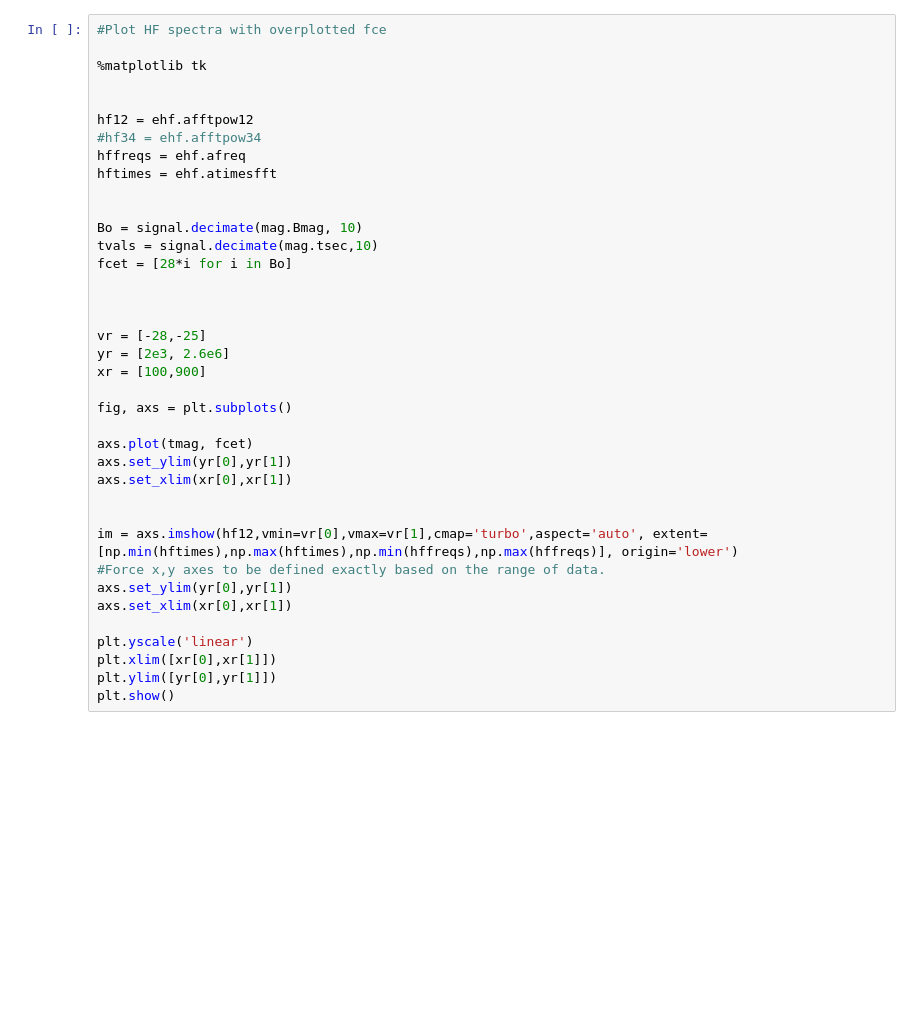
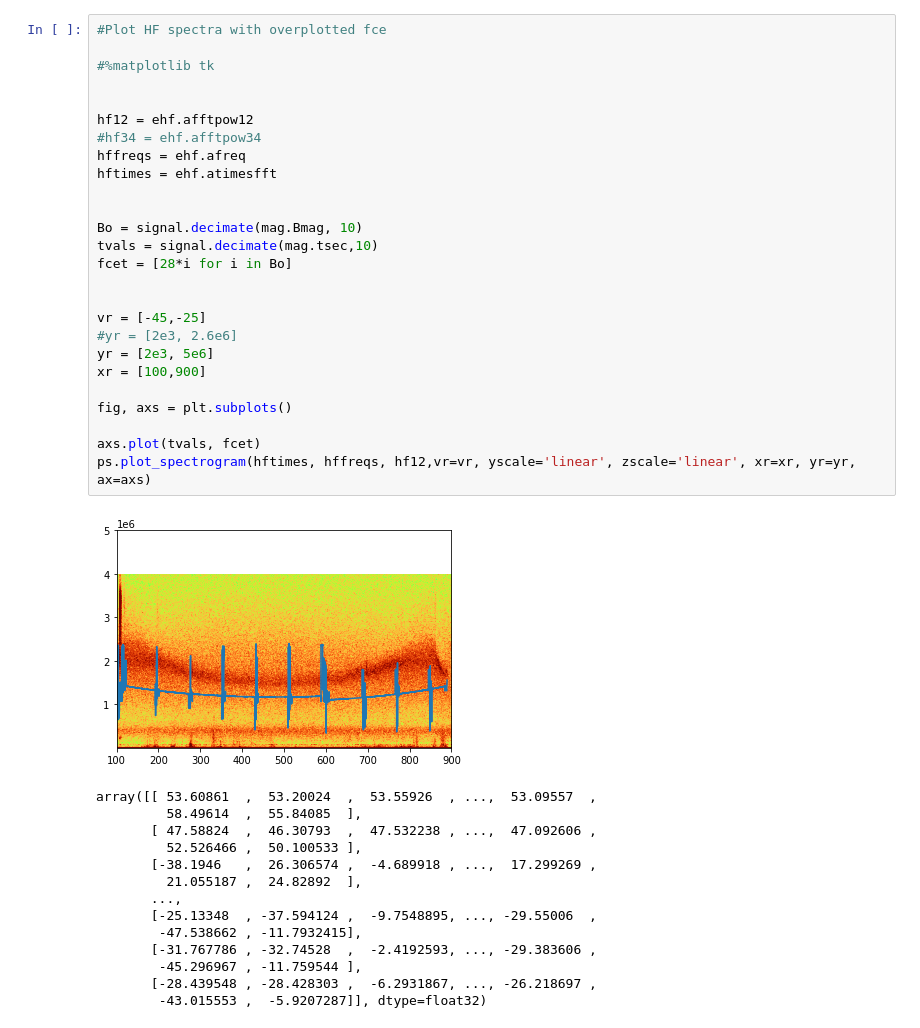
Before and after one commit to awbrenem/mission_routines, a Jupyter notebook: rockets/Endurance/end_density_from_fuh_flh.ipynb, the cells around one changed output. Saved outputs shown, nothing was run; the diff lists cells and outputs as text; blank space fills up the shorter version.

```diff
--- a/rockets/Endurance/end_density_from_fuh_flh.ipynb
+++ b/rockets/Endurance/end_density_from_fuh_flh.ipynb
@@ -79,41 +74,44 @@ array([[-2.56840153e+01, -3.27140579e+01, -1.27696095e+01, ...,
 # %%
 #Plot HF spectra with overplotted fce
 
-%matplotlib tk
+#%matplotlib tk
 
 
 hf12 = ehf.afftpow12
 #hf34 = ehf.afftpow34
 hffreqs = ehf.afreq
 hftimes = ehf.atimesfft
 
 
 Bo = signal.decimate(mag.Bmag, 10)
 tvals = signal.decimate(mag.tsec,10)
 fcet = [28*i for i in Bo]
 
 
-
-vr = [-28,-25]
-yr = [2e3, 2.6e6]
+vr = [-45,-25]
+#yr = [2e3, 2.6e6]
+yr = [2e3, 5e6]
 xr = [100,900]
 
 fig, axs = plt.subplots()
 
-axs.plot(tmag, fcet)
-axs.set_ylim(yr[0],yr[1])
-axs.set_xlim(xr[0],xr[1])
-
-
-im = axs.imshow(hf12,vmin=vr[0],vmax=vr[1],cmap='turbo',aspect='auto', extent=[np.min(hftimes),np.max(hftimes),np.min(hffreqs),np.max(hffreqs)], origin='lower')
-#Force x,y axes to be defined exactly based on the range of data.
-axs.set_ylim(yr[0],yr[1])
-axs.set_xlim(xr[0],xr[1])
-
-plt.yscale('linear')
-plt.xlim([xr[0],xr[1]])
-plt.ylim([yr[0],yr[1]])
-plt.show()
+axs.plot(tvals, fcet)
+ps.plot_spectrogram(hftimes, hffreqs, hf12,vr=vr, yscale='linear', zscale='linear', xr=xr, yr=yr, ax=axs)
+# %% [output]
+[figure, added]
+array([[ 53.60861  ,  53.20024  ,  53.55926  , ...,  53.09557  ,
+         58.49614  ,  55.84085  ],
+       [ 47.58824  ,  46.30793  ,  47.532238 , ...,  47.092606 ,
+         52.526466 ,  50.100533 ],
+       [-38.1946   ,  26.306574 ,  -4.689918 , ...,  17.299269 ,
+         21.055187 ,  24.82892  ],
+       ...,
+       [-25.13348  , -37.594124 ,  -9.7548895, ..., -29.55006  ,
+        -47.538662 , -11.7932415],
+       [-31.767786 , -32.74528  ,  -2.4192593, ..., -29.383606 ,
+        -45.296967 , -11.759544 ],
+       [-28.439548 , -28.428303 ,  -6.2931867, ..., -26.218697 ,
+        -43.015553 ,  -5.9207287]], dtype=float32)
 # %%
 #Estimate density from lower hybrid line. Need to do this first b/c I'm not sure which line to select for upper hybrid.
 
```
Also changed, not shown: parts of 7 cells of this notebook.
